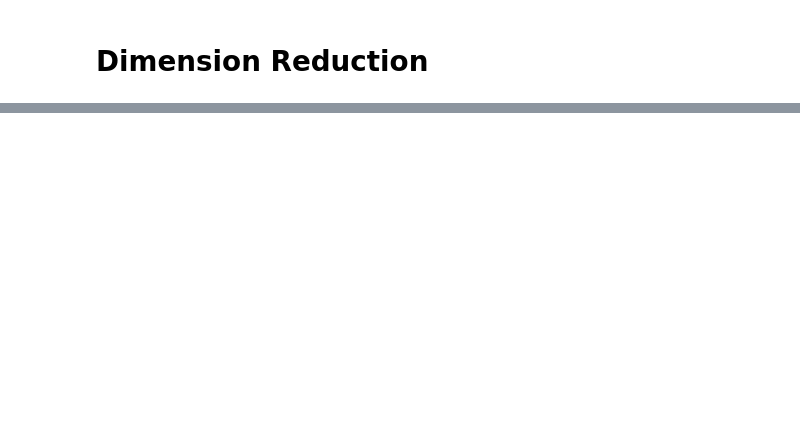
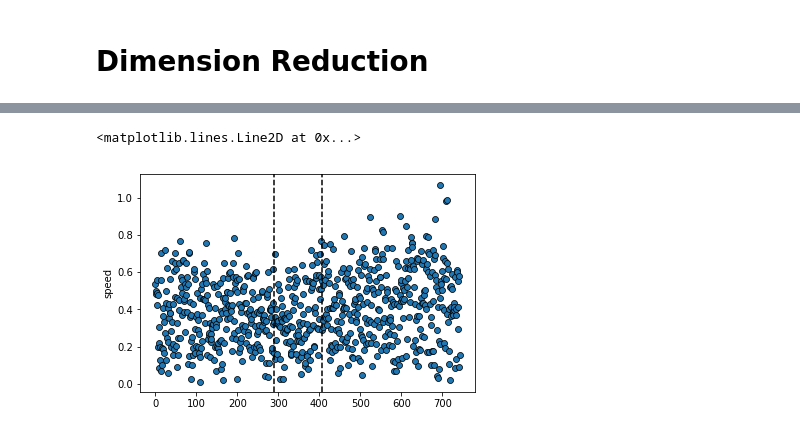
Before and after one commit to johnwoodill/Anomalous-Detection-Browning-Simulation, a Jupyter notebook: 3-Dimension-Reduction-notebook.ipynb, the cells around one changed output, grey strips where cells are left out. Drawn from its saved outputs; the diff is of its cells as text; code cells hidden in the pictures; blank space fills up the shorter version.

```diff
--- a/3-Dimension-Reduction-notebook.ipynb
+++ b/3-Dimension-Reduction-notebook.ipynb
@@ -42,24 +42,27 @@ plt.axvline(407, ls='--', color='white')
 # %%
 #------------------------------------------------------------------------
 # Nonmetric-MDS 5-dimensions
 nmds = MDS(n_components=5, metric=False, dissimilarity='precomputed')
 nmds_dat = nmds.fit_transform(dmat)
 
 ndat = pd.DataFrame({"x": nmds_dat[:, 0], "y": nmds_dat[:, 1]})
 
 ndat['x2'] = ndat['x'].shift(-1)
 ndat['y2'] = ndat['y'].shift(-1)
 
 ndat['distance'] = np.sqrt( (ndat['x'] - ndat['x2'])**2 + (ndat['y'] - ndat['y2'])**2 )
 
 # Calculate speed
 ndat['speed'] = ndat['distance']/1
 
 
 # Plot speed
 plt = sns.scatterplot(x=range(len(ndat)) ,y=ndat['speed'], edgecolor="black")
-plt.axvline(289, ls='--', color='white')
-plt.axvline(407, ls='--', color='white')
+plt.axvline(289, ls='--', color='black')
+plt.axvline(407, ls='--', color='black')
+# %% [output]
+<matplotlib.lines.Line2D at 0x...>
+[figure, added]
 # %%
 #------------------------------------------------------------------------
 # nMDS using ISO Mapping
```
Also changed, not shown: parts of 3 cells of this notebook.
